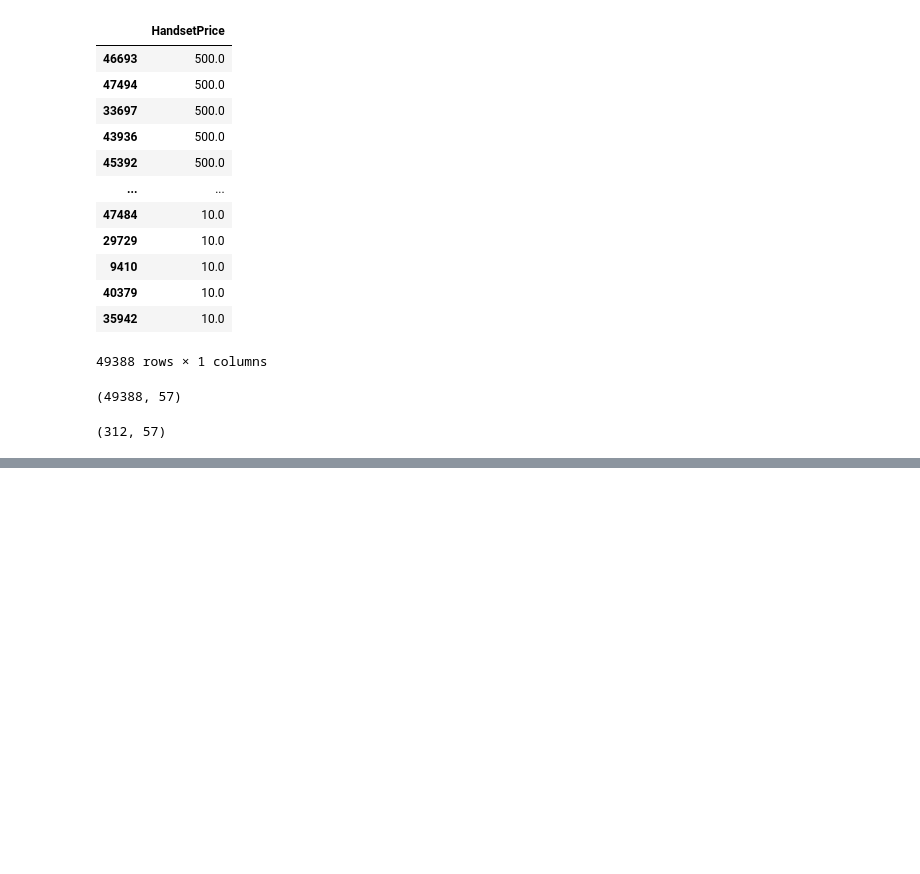
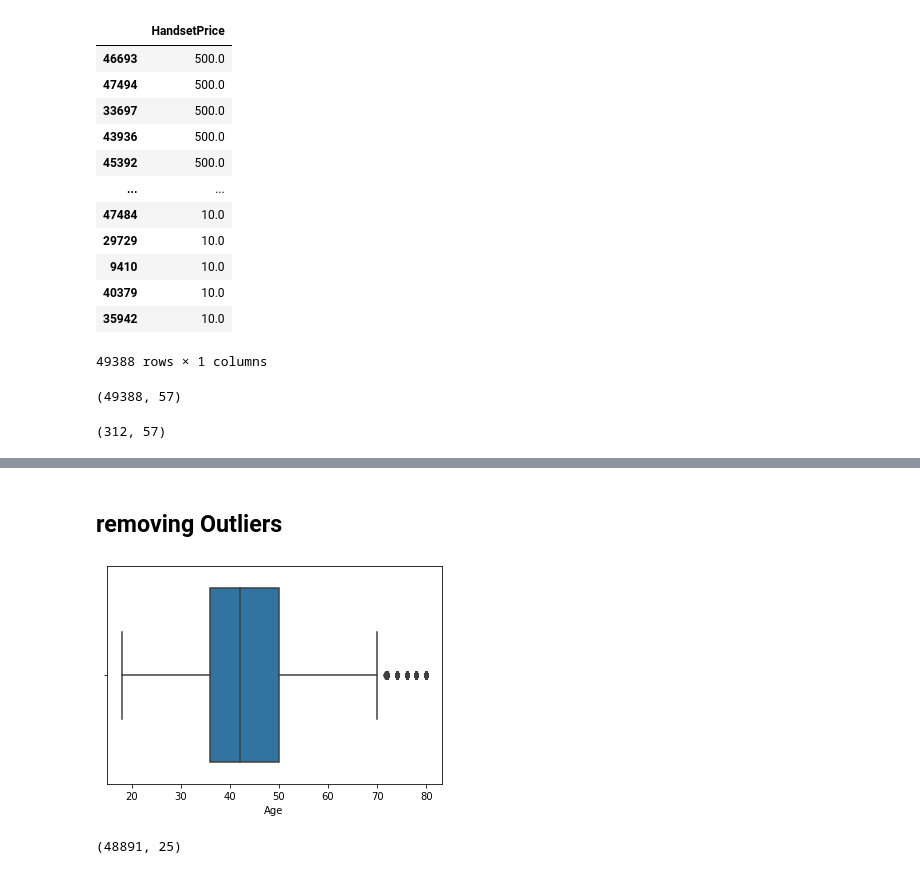
Before and after one commit to Mojgunsh/Mid-Bootcamp-Project, a Jupyter notebook: your-Code/Untitled.ipynb, the cells around one changed output, grey strips where cells are left out. Cells and saved outputs as stored; diff of their text form; code cells hidden in the pictures; blank space fills up the shorter version.

```diff
--- a/your-Code/Untitled.ipynb
+++ b/your-Code/Untitled.ipynb
@@ -266,0 +305,20 @@ numerical.describe().T
+# %%
+# Handsets ,HandsetModels,RetentionCall,RetentionOffersAccepted,ReferralsMadeBySubscriber are ordinal
+categorical=data.select_dtypes(['object'])
+numerical=data.select_dtypes(['int64','float64'])
+numerical=numerical.drop('CustomerID',axis=1)
+
+categorical=pd.concat([categorical,data[['Handsets',
+                                         'HandsetModels',
+                                         'RetentionCalls',
+                                         'RetentionOffersAccepted',
+                                         'ReferralsMadeBySubscriber',
+                                         'AdjustmentsToCreditRating',
+                                         'CreditRating' ]]], axis=1)
+numerical=numerical.drop(numerical[['Handsets',
+                                         'HandsetModels',
+                                         'RetentionCalls',
+                                         'RetentionOffersAccepted',
+                                         'ReferralsMadeBySubscriber',
+                                         'AdjustmentsToCreditRating',
+                                         'CreditRating']], axis=1)
@@ -266,0 +495,13 @@ numerical.describe().T
+# %% [markdown]
+## removing Outliers
+# %%
+# Age
+#For age we weill remove agell people grater that 80 it seems not corrcet
+numerical[numerical['Age']>80]['Age'].value_counts()
+numerical=numerical[numerical['Age']<=80]
+sns.boxplot(x =numerical['Age'], data = numerical)
+plt.show()
+numerical.shape
+# %% [output]
+[figure, added]
+(48891, 25)
```
Also changed, not shown: parts of 49 cells of this notebook.
